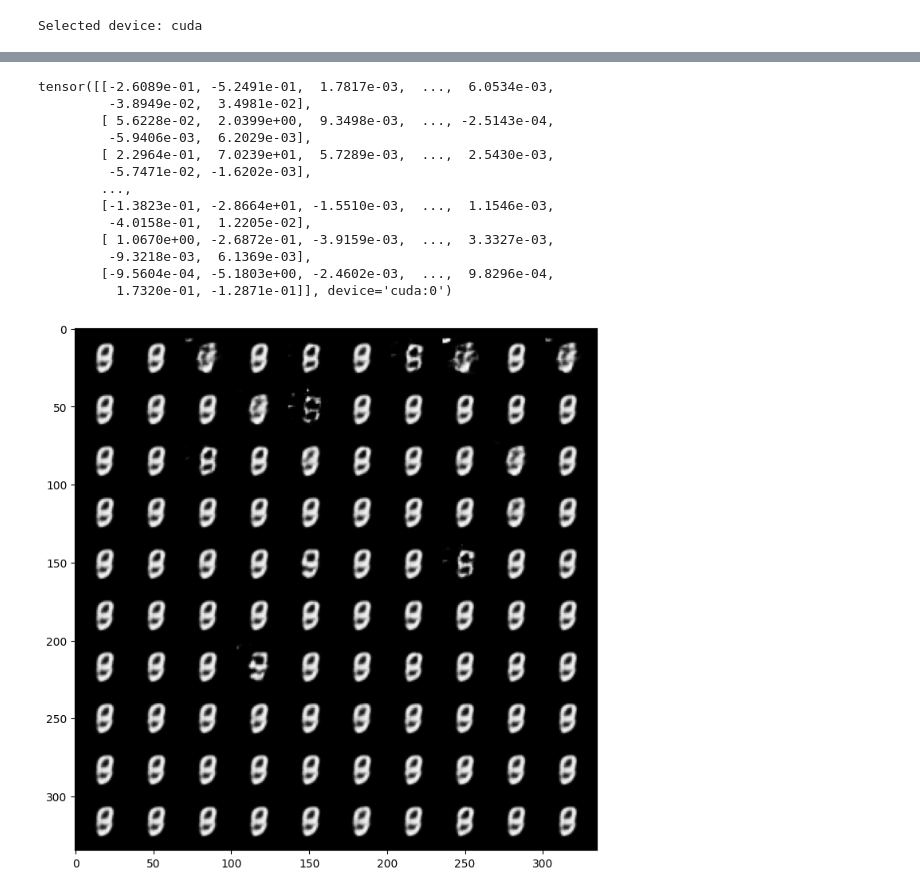
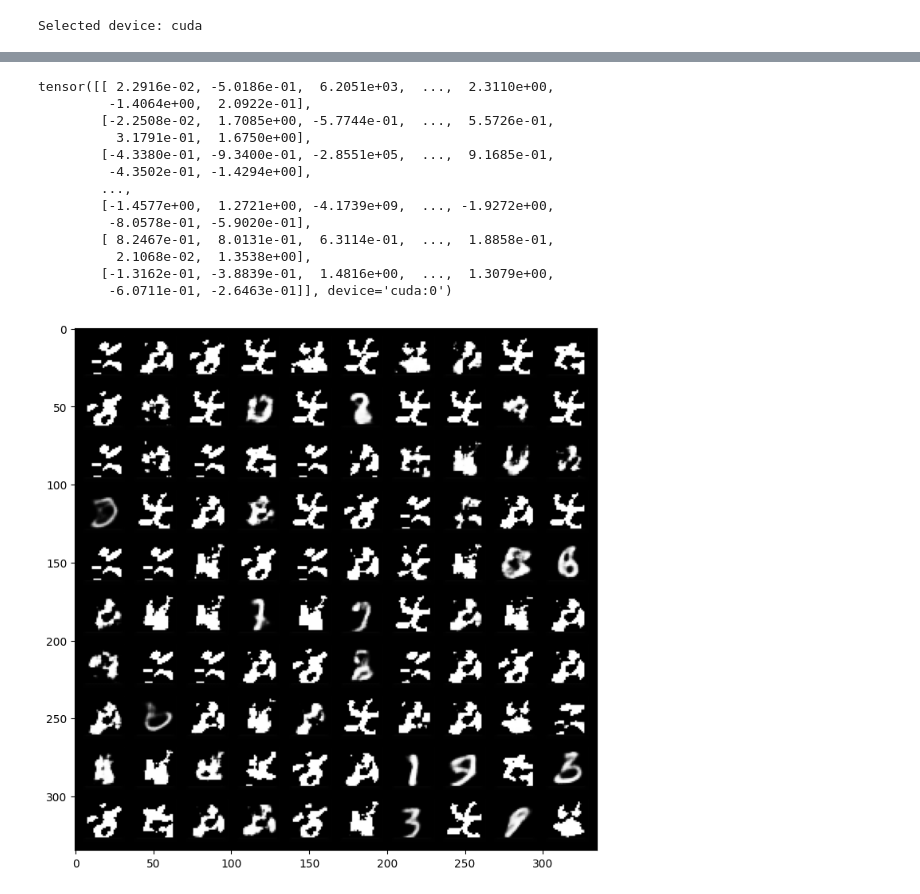
Before and after one commit to advait/vae-mnist, a Jupyter notebook: rohan.ipynb, the cells around one changed output, grey strips where cells are left out. Drawn from its saved outputs; the diff is of its cells as text; code cells hidden in the pictures.

Commit message:
Switch to two conv layers.

```diff
--- a/rohan.ipynb
+++ b/rohan.ipynb
@@ -43,22 +43,25 @@ class Encoder(nn.Module):
     def __init__(self, latent_dims):
         super(Encoder, self).__init__()
         self.main_block = nn.Sequential(
-            nn.Conv2d(1, 32, kernel_size=4, stride=2, padding=1),
+            nn.Conv2d(1, 32, kernel_size=5, stride=2, padding=0), # 1x28x28 -> 32x12x12
             nn.ReLU(),
-            nn.Conv2d(32, 64, kernel_size=4, stride=2, padding=1),
-            nn.ReLU(),
-            nn.Conv2d(64, 128, kernel_size=4, stride=2, padding=1),
-            nn.ReLU(),
-            nn.Conv2d(128, 256, kernel_size=4, stride=2, padding=1),
+            nn.Conv2d(32, 64, kernel_size=5, stride=2, padding=0), # 32x12x12 -> 64x4x4
             nn.ReLU(),
             Rearrange("b c h w -> b (c h w)"),
+            nn.Linear(64*4*4, 64*4*4),
+            nn.ReLU(),
         )
-        self.mu = nn.LazyLinear(latent_dims)  # mean
-        self.log_var = nn.LazyLinear(latent_dims)  # covar
+        self.mu = nn.Sequential(
+            nn.LazyLinear(latent_dims),
+        )
+        self.log_var = nn.Sequential(
+            nn.LazyLinear(latent_dims),
+            nn.ReLU(),
+        )
 
     def sample(self, mu, log_var):
         std = log_var.mul(0.5).exp_()
-        esp = torch.randn(*mu.size()).to(device)
+        esp = torch.randn(*std.size()).to(device)
         z = mu + std * esp
         return z
 
@@ -75,15 +78,12 @@ class Decoder(nn.Module):
     def __init__(self, latent_dims):
         super(Decoder, self).__init__()
         self.main_block = nn.Sequential(
-            nn.Linear(latent_dims, 32 * 3 * 3),
-            Rearrange("b (c h w) -> b c h w", c=32, h=3, w=3),
-            nn.ConvTranspose2d(32, 16, 3, stride=2, output_padding=0),
-            nn.BatchNorm2d(16),
+            nn.Linear(latent_dims, 64*4*4),
             nn.ReLU(),
-            nn.ConvTranspose2d(16, 8, 3, stride=2, padding=1, output_padding=1),
-            nn.BatchNorm2d(8),
+            Rearrange("b (c h w) -> b c h w", c=64, h=4, w=4),
+            nn.ConvTranspose2d(64, 32, 5, stride=2, output_padding=1), # 64x4x4 -> 32x12x12
             nn.ReLU(),
-            nn.ConvTranspose2d(8, 1, 3, stride=2, padding=1, output_padding=1),
+            nn.ConvTranspose2d(32, 1, 5, stride=2, output_padding=1), # 32x12x12 -> 1x28x28
             nn.Sigmoid(),
         )
 
@@ -239,7 +239,7 @@ vae.eval()
 
 with torch.no_grad():
     # sample latent vectors from the normal distribution
-    latent = torch.randn(100, latent_dims, device=device)
+    latent = torch.randn(100, latent_dims, device=device) * .8
 
     # reconstruct images from the latent vectors
     img_recon = vae.decoder(latent)
@@ -260,44 +260,44 @@ zeroes = zeroes[:100]
 zeroes = einops.rearrange(torch.stack(zeroes).type(torch.float32), "b h w -> b 1 h w")
 zeroes.to(device)
 with torch.no_grad():
     vae.eval()
     _, mu, log_var = vae.encoder(zeroes)
 
     # Average mu and log_var for zeroes in our dataset
     mu_avg = einops.reduce(mu, "b mu -> mu", "mean").cpu()
     log_var_avg = einops.reduce(log_var, "b l -> l", "mean").cpu()
     std_avg = log_var.cpu().mul(0.5).exp_()
 
     # Generate a bunch of zeroes from latent sampling
     esp = torch.randn(100, latent_dims, dtype=torch.float32)
-    z = (esp.mul(std_avg).add(esp / 200)).to(device)
+    z = (esp.mul(std_avg).add(esp)).to(device)
     print(z)
 
     img_recon = vae.decoder(z)
     img_recon = img_recon.cpu()
 
     fig, ax = plt.subplots(figsize=(20, 8.5))
     show_image(torchvision.utils.make_grid(img_recon.data, 10, 5))
     plt.show()
 
 
 # def display(images):
 #     fig, axs = plt.subplots(10, 10, figsize=(10, 10))
 #     for i, image in enumerate(images):
 #         axs[i // 10, i % 10].imshow(image, cmap="gray")
 #     plt.show()
 # %% [output]
-tensor([[-2.6089e-01, -5.2491e-01,  1.7817e-03,  ...,  6.0534e-03,
-         -3.8949e-02,  3.4981e-02],
-        [ 5.6228e-02,  2.0399e+00,  9.3498e-03,  ..., -2.5143e-04,
-         -5.9406e-03,  6.2029e-03],
-        [ 2.2964e-01,  7.0239e+01,  5.7289e-03,  ...,  2.5430e-03,
-         -5.7471e-02, -1.6202e-03],
+tensor([[ 2.2916e-02, -5.0186e-01,  6.2051e+03,  ...,  2.3110e+00,
+         -1.4064e+00,  2.0922e-01],
+        [-2.2508e-02,  1.7085e+00, -5.7744e-01,  ...,  5.5726e-01,
+          3.1791e-01,  1.6750e+00],
+        [-4.3380e-01, -9.3400e-01, -2.8551e+05,  ...,  9.1685e-01,
+         -4.3502e-01, -1.4294e+00],
         ...,
-        [-1.3823e-01, -2.8664e+01, -1.5510e-03,  ...,  1.1546e-03,
-         -4.0158e-01,  1.2205e-02],
-        [ 1.0670e+00, -2.6872e-01, -3.9159e-03,  ...,  3.3327e-03,
-         -9.3218e-03,  6.1369e-03],
-        [-9.5604e-04, -5.1803e+00, -2.4602e-03,  ...,  9.8296e-04,
-          1.7320e-01, -1.2871e-01]], device='cuda:0')
+        [-1.4577e+00,  1.2721e+00, -4.1739e+09,  ..., -1.9272e+00,
+         -8.0578e-01, -5.9020e-01],
+        [ 8.2467e-01,  8.0131e-01,  6.3114e-01,  ...,  1.8858e-01,
+          2.1068e-02,  1.3538e+00],
+        [-1.3162e-01, -3.8839e-01,  1.4816e+00,  ...,  1.3079e+00,
+         -6.0711e-01, -2.6463e-01]], device='cuda:0')
-[figure, old version]
+[figure, new version]
```
Also changed, not shown: parts of 3 cells of this notebook.
